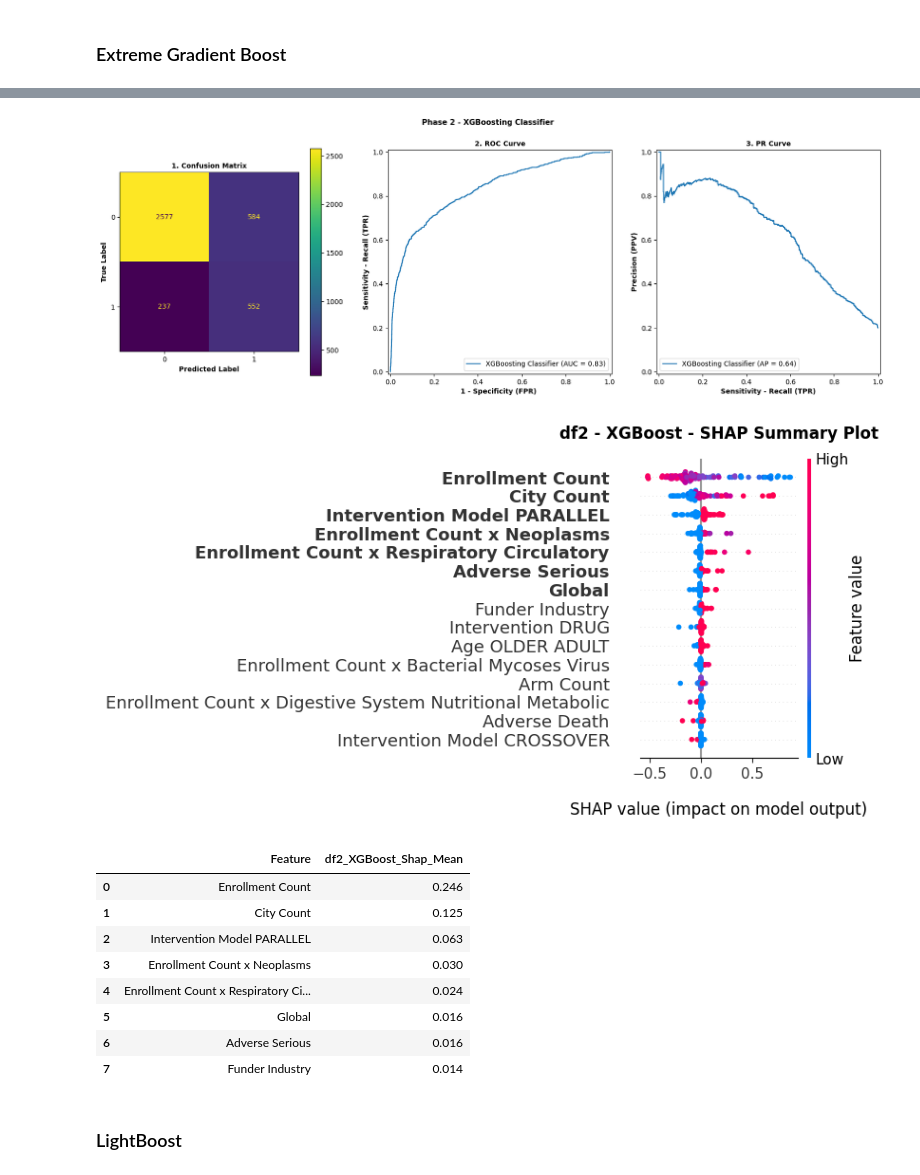
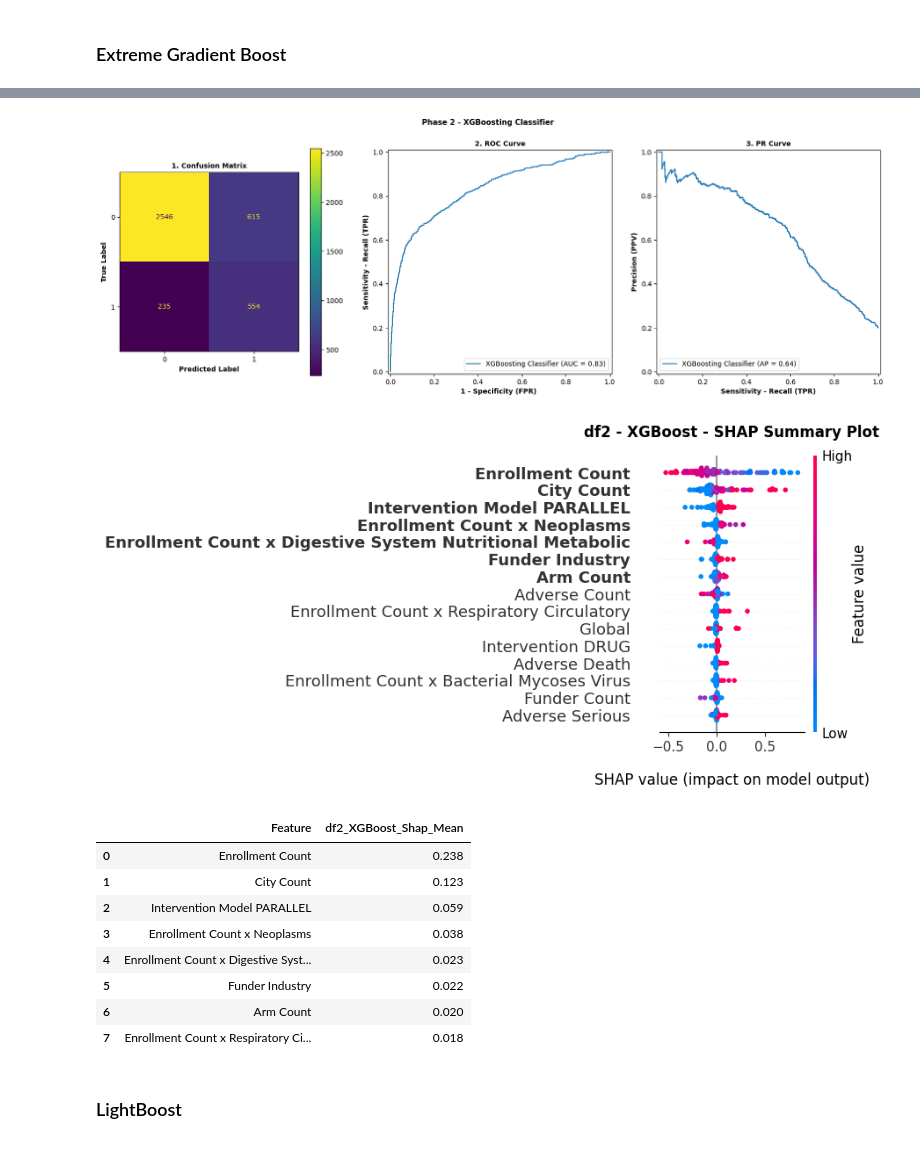
Before and after one commit to AndreouEugenia/Thesis, a Jupyter notebook: 5a.Thesis_Models.ipynb, the cells around one changed output, grey strips where cells are left out. Drawn from its saved outputs; the diff is of its cells as text; code cells hidden in the pictures.

```diff
--- a/5a.Thesis_Models.ipynb
+++ b/5a.Thesis_Models.ipynb
@@ -782,16 +783,18 @@ PR AUC : 0.648
 ### Extreme Gradient Boost
 # %%
 # Model
-xgb = XGBClassifier(objective = 'binary:logistic', eval_metric = 'logloss', random_state = 42)
+xgb = XGBClassifier(objective = 'binary:logistic', eval_metric = 'logloss', scale_pos_weight = 1,
+                    random_state = 42)
 # Doc: For classification, ‘log_loss’.
 
 # CV
 param_grid = {
     'max_depth': [3, 5, 7],
     'learning_rate': [0.01, 0.1, 0.2, 0.5],
-    #'colsample_bytree': [0.5, 0.7, 1.0],
-    'subsample': [0.6, 1.0],
-    'gamma': [0, 0.1, 0.5]
+    'colsample_bytree': [0.5, 0.7, 1.0],
+    #'subsample': [0.6, 1.0],
+    #'gamma': [0, 0.1, 0.5],
+    'reg_alpha': np.linspace(0, 10, 5),
     }
 
 grid = GridSearchCV(estimator = xgb, param_grid = param_grid, scoring = 'roc_auc', cv = 5, n_jobs = -1)
@@ -830,14 +833,14 @@ PR AUC : 0.635
-[figure, old version]
+[figure, new version]
-[figure, old version]
+[figure, new version]
 |  | Feature | df2_XGBoost_Shap_Mean |
-| 0 | Enrollment Count | 0.246 |
-| 1 | City Count | 0.125 |
-| 2 | Intervention Model PARALLEL | 0.063 |
-| 3 | Enrollment Count x Neoplasms | 0.030 |
-| 4 | Enrollment Count x Respiratory Ci... | 0.024 |
-| 5 | Global | 0.016 |
-| 6 | Adverse Serious | 0.016 |
-| 7 | Funder Industry | 0.014 |
+| 0 | Enrollment Count | 0.238 |
+| 1 | City Count | 0.123 |
+| 2 | Intervention Model PARALLEL | 0.059 |
+| 3 | Enrollment Count x Neoplasms | 0.038 |
+| 4 | Enrollment Count x Digestive Syst... | 0.023 |
+| 5 | Funder Industry | 0.022 |
+| 6 | Arm Count | 0.020 |
+| 7 | Enrollment Count x Respiratory Ci... | 0.018 |
 # %% [markdown]
 ### LightBoost
 # %%
```
Also changed, not shown: parts of 12 cells of this notebook, 3 other files.
